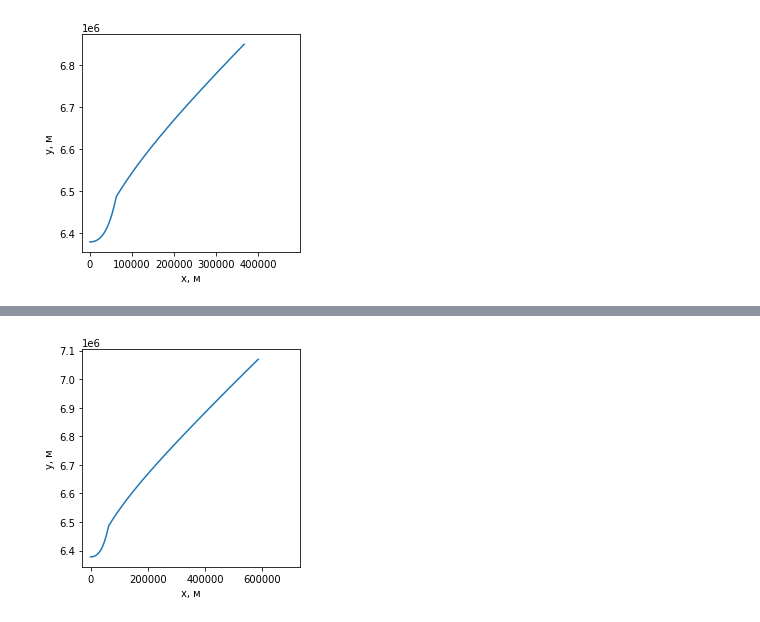
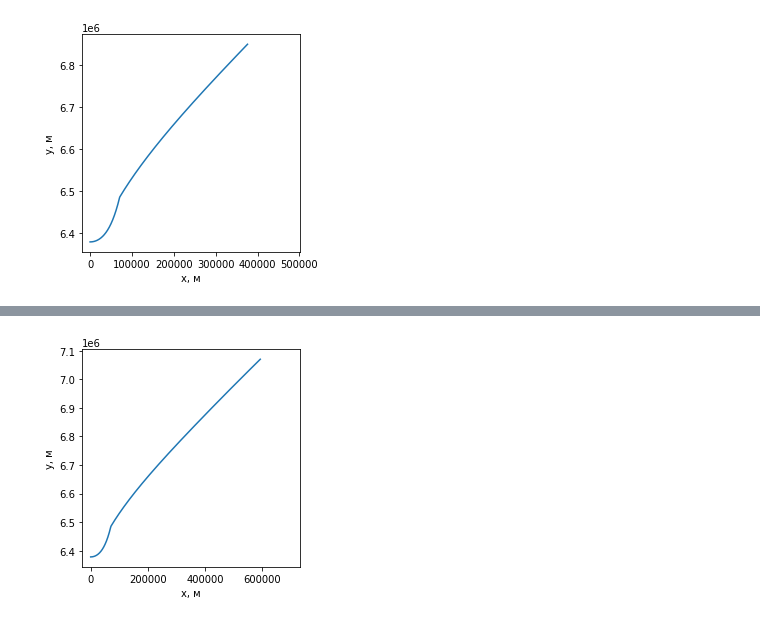
Before and after one commit to vi-dentata/spaceaero-2022, a Jupyter notebook: Kuznetsova_task1.ipynb, the cells around one changed output, grey strips where cells are left out. Saved outputs shown, nothing was run; the diff lists cells and outputs as text; code cells hidden in the pictures.

```diff
--- a/Kuznetsova_task1.ipynb
+++ b/Kuznetsova_task1.ipynb
@@ -55,6 +57,44 @@ def rho(r):
 def g(r):
   return G * M_earth / r**2
 # %%
+"""
+Введём систему отсчёта с началом отсчёта в центра земли. Ось X направим
+перпендикулярно экватору, ось Y сонаправлена с экватором
+"""
+
+Day = 86400
+M_earth = 5.9726e24
+R_earth = 6.378100e6
+G = 6.67e-11
+k = 0.05
+Rgso = 3.5785e7
+#fuel exhaust velocity
+mu1 = 300
+mu2 = 200
+mu3 = 50
+#fuel mass flow
+u1  = 4000
+u2  = 3000
+u3  = 750 #импульса при данной в условии скорости было недостаточно для выхода
+           #на геостациоанрную орбиту, поэтому было принято решение увеличить её
+#stage mass
+m1  = 80000
+m2  = 30000
+m3  = 2000
+#payload
+pl1 = 30000
+pl2 = 2000
+pl3 = 5
+#tank mass
+mt1 = k * m1
+mt2 = k * m2
+mt3 = k * m3
+#fuel mass
+mf1 = m1 - pl1 - mt1
+mf2 = m2 - pl2 - mt2
+mf3 = m3 - pl3 - mt3
+
+
 x = [1e-10]
 y = [R_earth]
 vx = [2 * np.pi * R_earth / Day] # старт производится с экватора, в силу того что в
@@ -65,6 +105,7 @@ dt = 0.01
 t = 0
 m = m1
 r_rocket_earth = []
+tim = []
 """
 1 этап полёта. Взлёт строго вверх.
 """
@@ -73,7 +114,7 @@ while mf1 > 0:
   v = np.sqrt(vx[-1] ** 2 + vy[-1] ** 2)
   beta = np.arctan(y[-1] / x[-1])
   gamma = np.arctan(vy[-1] / vx[-1])
-  ax = (-rho(r) * v ** 2 / 2 * Cx * S * np.cos(gamma) - m * g(r) * np.cos(beta)) / m
+  ax = ( - m * g(r) * np.cos(beta)) / m #Будем учитывать только силу тяжести по этой оси
   ay = (-rho(r) * v ** 2 / 2 * Cx * S * np.sin(gamma) - m * g(r) * np.sin(beta) + mu1 * u1) / m
   vx.append(vx[-1] + ax * dt)
   vy.append(vy[-1] + ay * dt)
@@ -82,6 +123,8 @@ while mf1 > 0:
   t += dt
   m -= mu1 * dt
   mf1 -= mu1* dt
+  r_rocket_earth.append(r)
+  tim.append(t)
 print("1 ступень отработана")
 print("Cкорость", v, "м/с")
 print("Высота", (r - R_earth) / 1000, 'км')
@@ -116,7 +159,8 @@ while mf2 > 0:
   t += dt
   m -= mu2 * dt
   mf2 -= mu2* dt
-
+  r_rocket_earth.append(r)
+  tim.append(t)
 
 print("2 ступень отрабтотана")
 print("Cкорость", v, "м/с")
@@ -134,9 +178,13 @@ plt.show()
 была равна скорости в перицентре орбиты, апоцентр которой удален на радиус
 геостационарной орбиты
 """
-v_new = np.sqrt(G * M_earth * (2 / r - 1 / ((r + Rgso)/ 2)))
+v_new = np.sqrt(G * M_earth * (2 / r - 1 / ((r + Rgso + R_earth)/ 2)))
 m = m3
-while v < v_new:
+tao = 0
+dt = 0.001 #При включении двигателей 3 ступени требовалась более точная настройка
+           #для достижения требуемой скорости.
+           #Подбиралось время работы ступени
+while tao < 38.766:
   r = np.sqrt(x[-1] ** 2 + y[-1]**2)
   v = np.sqrt(vx[-1] ** 2 + vy[-1] ** 2)
   beta = np.arctan(y[-1] / x[-1])
@@ -150,7 +198,9 @@ while v < v_new:
   t += dt
   m -= mu3 * dt
   mf3 -= mu3* dt
-
+  r_rocket_earth.append(r)
+  tim.append(t)
+  tao+= dt
 print("1 включение 3 ступени")
 print("Cкорость", v, "м/с")
 print("Высота", (r - R_earth) / 1000, 'км')
@@ -165,6 +215,7 @@ plt.show()
 """
 4 этап полёта. Долетим до апоцентра полученной орбиты
 """
+dt = 0.01
 vx.append(v)
 vy.append(0)
 x.append(x[-1])
@@ -182,6 +233,8 @@ while pr < np.sqrt(x[-1] ** 2 + y[-1]**2):
   y.append(y[-1] + vy[-1] * dt)
   t += dt
   pr = r
+  r_rocket_earth.append(r)
+  tim.append(t)
 print("Полёт до апоцентра")
 print("Cкорость", v, "м/с")
 print("Высота", (r - R_earth) / 1000, 'км')
@@ -197,8 +250,10 @@ plt.show()
 5 этап полёта. Повторное включение двигателей 3 ступени, с целью выхода на
 круговую орбиту
 """
-v_new =  np.sqrt(G * M_earth * (2 / r - 1 / ((r + Rgso)/ 2)))
-while v < v_new:
+v_new =  np.sqrt(G * M_earth * (2 / r - 1 / ((r + Rgso + R_earth)/ 2)))
+tao = 0
+dt = 0.001
+while tao < 1.050:
   r = np.sqrt(x[-1] ** 2 + y[-1]**2)
   v = np.sqrt(vx[-1] ** 2 + vy[-1] ** 2)
   beta = np.arctan(y[-1] / x[-1])
@@ -212,6 +267,10 @@ while v < v_new:
   t += dt
   m -= mu3 * dt
   mf3 -= mu3* dt
+  r_rocket_earth.append(r)
+  tim.append(t)
+  tao += dt
+
 print("3 ступень отработана")
 print("Cкорость", v, "м/с")
 print("Высота", (r - R_earth) / 1000, 'км')
@@ -225,7 +284,8 @@ plt.show()
 """
 6 этап полёта. Пролёт по полученной орбите
 """
-while t<150000:
+dt = 1
+while t<300000:
   r = np.sqrt(x[-1] ** 2 + y[-1]**2)
   v = np.sqrt(vx[-1] ** 2 + vy[-1] ** 2)
   beta = np.arctan(abs(y[-1] / x[-1]))
@@ -242,7 +302,8 @@ while t<150000:
   x.append(x[-1] + vx[-1] * dt)
   y.append(y[-1] + vy[-1] * dt)
   t += dt
-
+  r_rocket_earth.append(r)
+  tim.append(t)
 print("Пролёт по орбите")
 print("Cкорость", v, "м/с")
 print("Высота", (r - R_earth) / 1000, 'км')
@@ -265,3 +326,3 @@ Cкорость 7423.309942460273 м/с
 Время полёта 00:04:45
-[figure, old version]
+[figure, new version]
 1 включение 3 ступени
```
Also changed, not shown: parts of 3 cells of this notebook.
